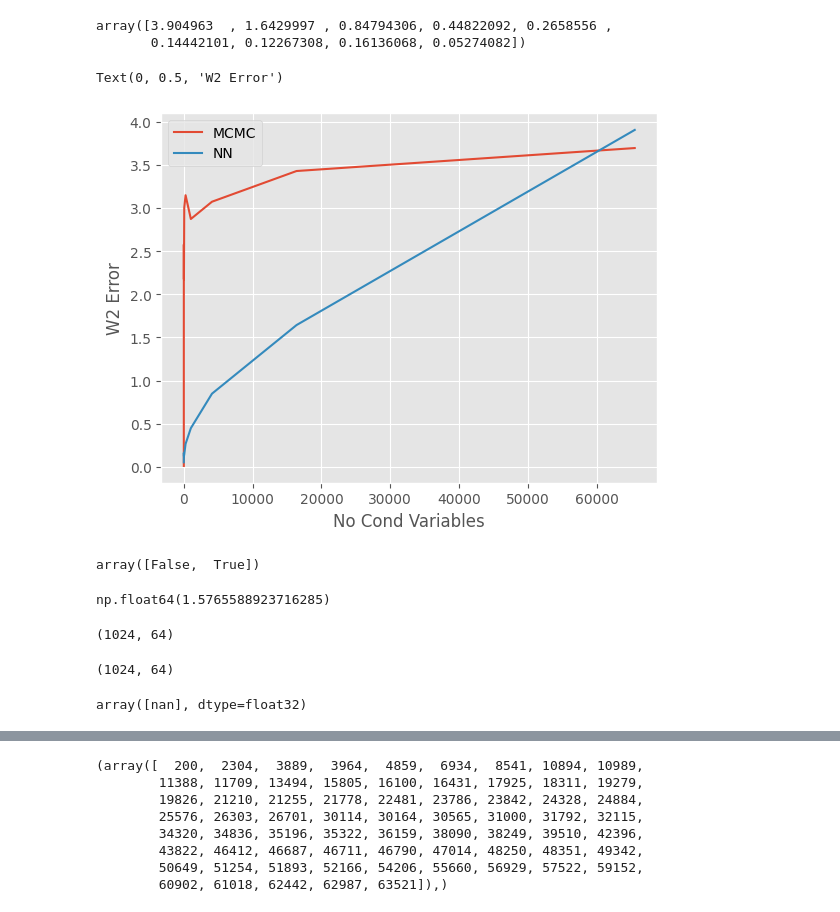
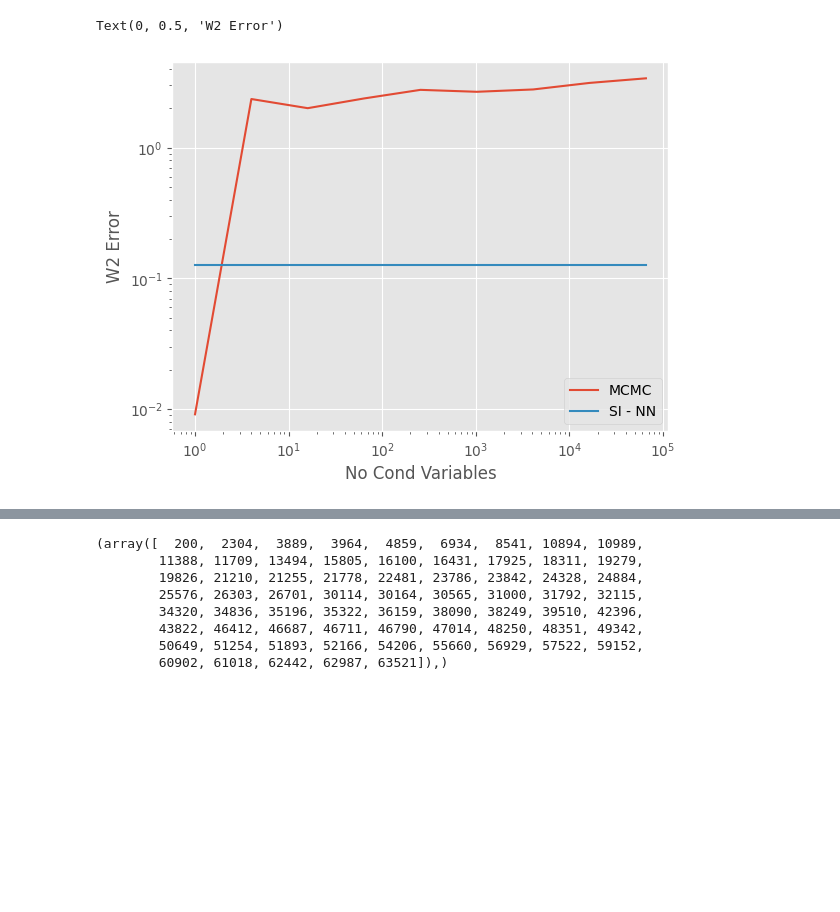
Before and after one commit to abjohnson117/TransportVsMcmcExperiments, a Jupyter notebook: banana/budget_test.ipynb, the cells around one changed output, grey strips where cells are left out. Saved outputs shown, nothing was run; the diff lists cells and outputs as text; code cells hidden in the pictures; blank space fills up the shorter version.

Commit message:
Adding nn results too

```diff
--- a/banana/budget_test.ipynb
+++ b/banana/budget_test.ipynb
@@ -28,35 +23,12 @@ array([0.01020667, 2.57666441, 2.17377587, 3.00523225, 3.14795919,
-# %%
-wd_nn_array[::-1]
-# %% [output]
-array([3.904963  , 1.6429997 , 0.84794306, 0.44822092, 0.2658556 ,
-       0.14442101, 0.12267308, 0.16136068, 0.05274082])
 # %%
 plt.plot(conditioning_list, wd_mcmc_array, label="MCMC")
-plt.plot(conditioning_list, wd_nn_array, label="NN")
+plt.plot(conditioning_list, np.mean(wd_nn_array) * np.ones(9), label="SI - NN")
+# plt.axhline(np.mean(wd_nn_array).item(), label="SI")
 plt.legend()
-# plt.yscale("log")
-# plt.xscale("log")
+plt.yscale("log")
+plt.xscale("log")
 plt.xlabel("No Cond Variables")
 plt.ylabel("W2 Error")
 # %% [output]
 Text(0, 0.5, 'W2 Error')
-[figure, old version]
+[figure, new version]
-# %%
-nn_samps = np.load("nn_results/ode/nn_samps_1024_64.npy")
-cond_vars = np.load("nn_results/ode/cond_vars_64.npy")
-np.unique(np.isnan(nn_samps))
-# %% [output]
-array([False,  True])
-# %%
-cond_vars[49]
-# %% [output]
-np.float64(1.5765588923716285)
-# %%
-nn_samps.shape
-# %% [output]
-(1024, 64)
-# %%
-nn_samps[~np.isnan(nn_samps)]
-nn_samps.shape
-# %% [output]
-(1024, 64)
@@ -66,4 +34,0 @@ mask = list(zip(*mask))
-# %%
-np.unique(nn_samps[:, 7])
-# %% [output]
-array([nan], dtype=float32)
```
Also changed, not shown: parts of 8 cells of this notebook, 7 other files.
